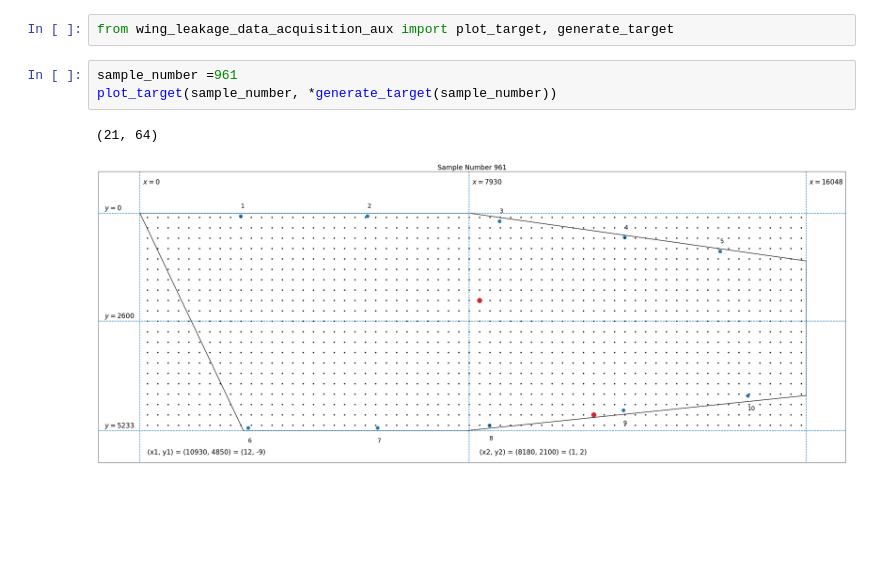
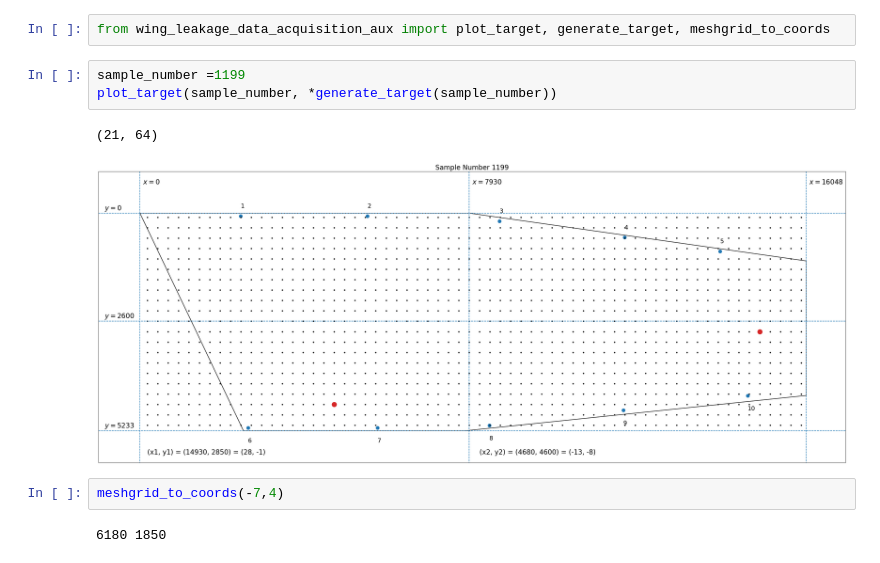
Before and after one commit to sreeragvn/Student-Project-leakage_detection, a Jupyter notebook: data_acquisition/wing_leakage_data_acquisition.ipynb, the cells around one changed output. Drawn from its saved outputs; the diff is of its cells as text; blank space fills up the shorter version.

```diff
--- a/data_acquisition/wing_leakage_data_acquisition.ipynb
+++ b/data_acquisition/wing_leakage_data_acquisition.ipynb
@@ -1,8 +1,12 @@
 # %%
-from wing_leakage_data_acquisition_aux import plot_target, generate_target
+from wing_leakage_data_acquisition_aux import plot_target, generate_target, meshgrid_to_coords
 # %%
-sample_number =961
+sample_number =1199
 plot_target(sample_number, *generate_target(sample_number))
 # %% [output]
 (21, 64)
-[figure, old version]
+[figure, new version]
+# %%
+meshgrid_to_coords(-7,4)
+# %% [output]
+6180 1850
```
Also changed, not shown: 14 other files.
